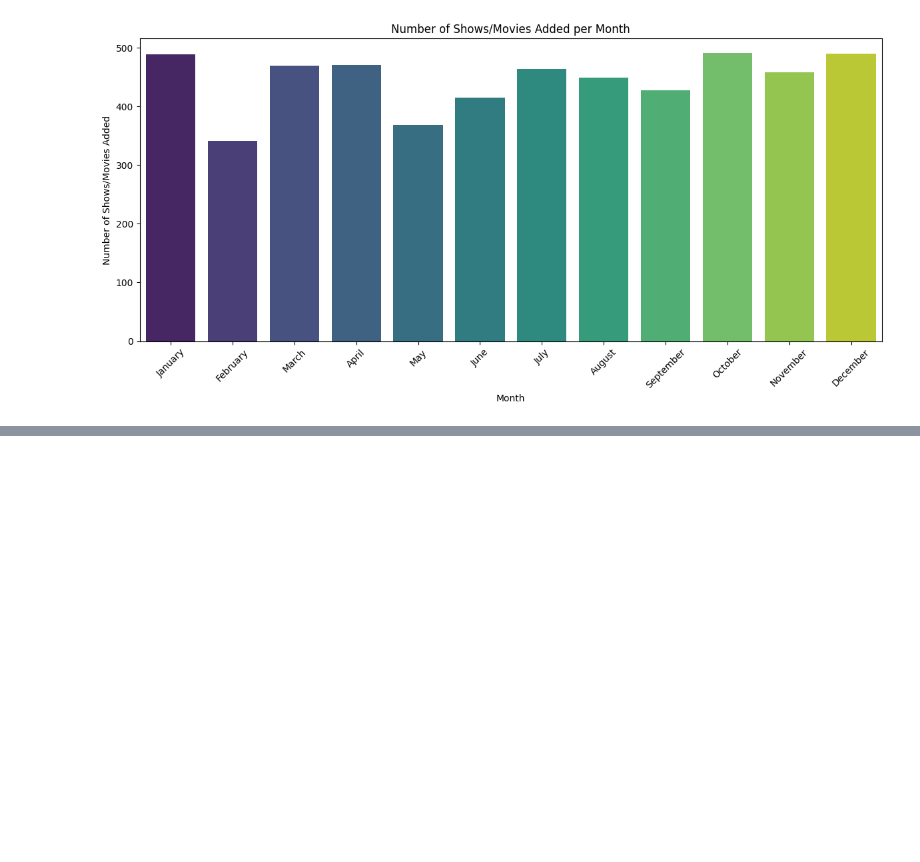
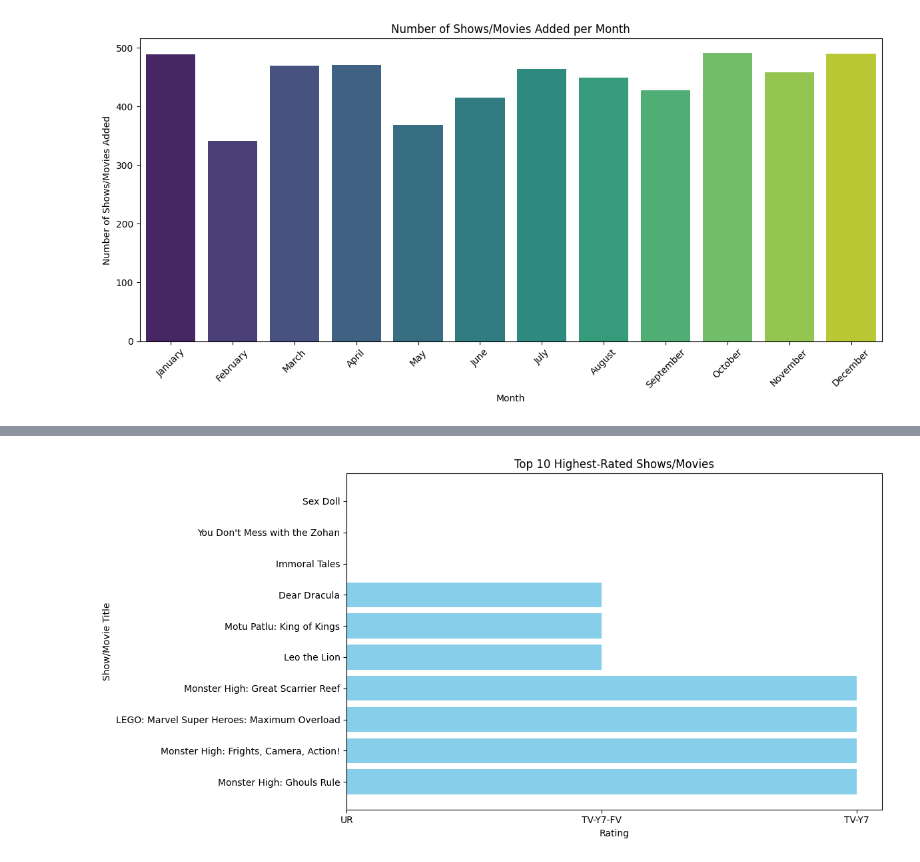
Before and after one commit to Jitesh117/netflix_data_analysis, a Jupyter notebook: analysis.ipynb, the cells around one changed output, grey strips where cells are left out. Drawn from its saved outputs; the diff is of its cells as text; code cells hidden in the pictures; blank space fills up the shorter version.

```diff
--- a/analysis.ipynb
+++ b/analysis.ipynb
@@ -204,0 +219,16 @@ plt.show()
+# %%
+sorted_df = df.sort_values(by='rating', ascending=False)
+
+top_n = 10
+top_rated = sorted_df.head(top_n)
+
+plt.figure(figsize=(12, 6))
+plt.barh(top_rated['title'], top_rated['rating'], color='skyblue')
+plt.xlabel('Rating')
+plt.ylabel('Show/Movie Title')
+plt.title('Top {} Highest-Rated Shows/Movies'.format(top_n))
+plt.gca().invert_yaxis()
+plt.tight_layout()
+plt.show()
+# %% [output]
+[figure, added]
```
Also changed, not shown: parts of 4 cells of this notebook, 1 other file.
